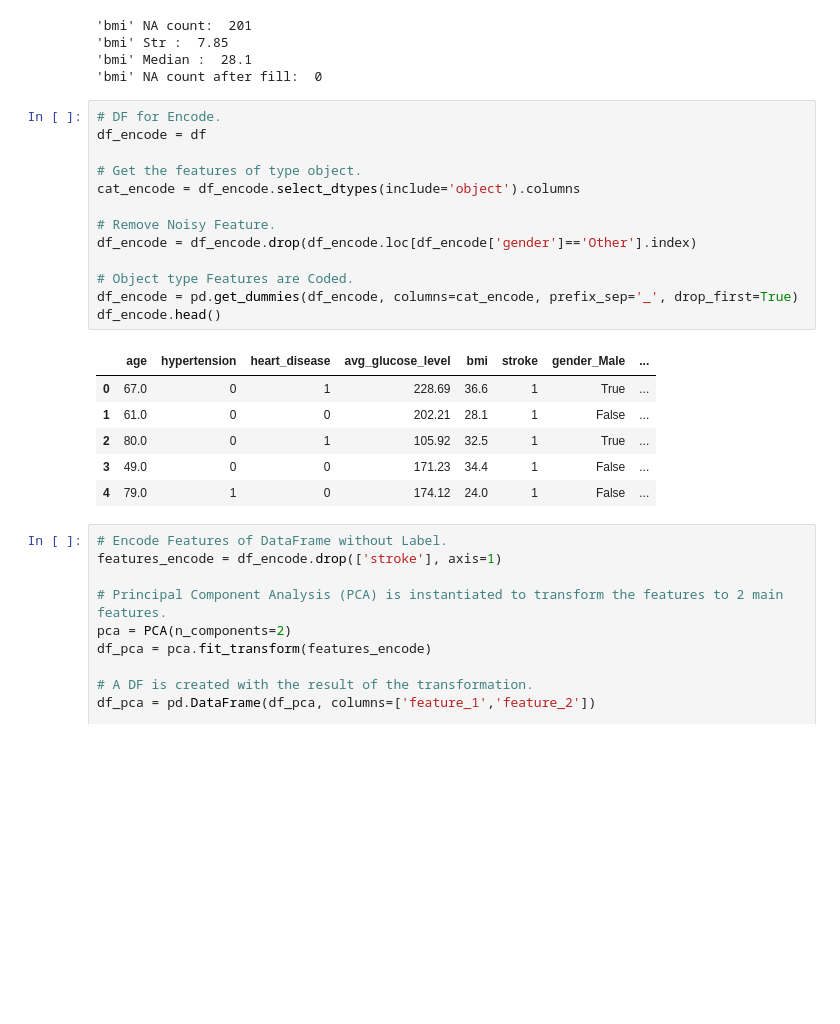
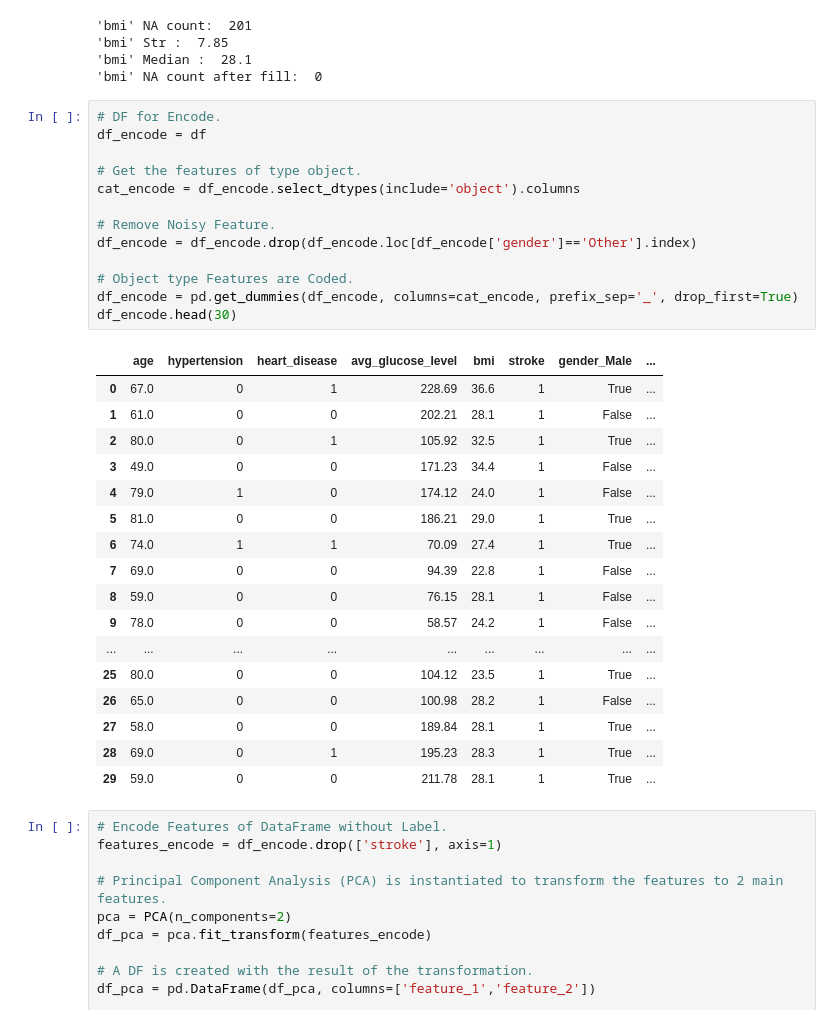
Before and after one commit to kchristian03/alp_ml_2023, a Jupyter notebook: eda-test-1.0.0.ipynb, the cells around one changed output. Drawn from its saved outputs; the diff is of its cells as text; blank space fills up the shorter version.

```diff
--- a/eda-test-1.0.0.ipynb
+++ b/eda-test-1.0.0.ipynb
@@ -263,23 +279,34 @@ print("'bmi' NA count after fill: ", df['bmi'].isna().sum())
 # %%
 # DF for Encode.
 df_encode = df
 
 # Get the features of type object.
 cat_encode = df_encode.select_dtypes(include='object').columns
 
 # Remove Noisy Feature.
 df_encode = df_encode.drop(df_encode.loc[df_encode['gender']=='Other'].index)
 
 # Object type Features are Coded.
 df_encode = pd.get_dummies(df_encode, columns=cat_encode, prefix_sep='_', drop_first=True)
-df_encode.head()
+df_encode.head(30)
 # %% [output]
 |  | age | hypertension | heart_disease | avg_glucose_level | bmi | stroke | gender_Male | ... |
 | 0 | 67.0 | 0 | 1 | 228.69 | 36.6 | 1 | True | ... |
 | 1 | 61.0 | 0 | 0 | 202.21 | 28.1 | 1 | False | ... |
 | 2 | 80.0 | 0 | 1 | 105.92 | 32.5 | 1 | True | ... |
 | 3 | 49.0 | 0 | 0 | 171.23 | 34.4 | 1 | False | ... |
 | 4 | 79.0 | 1 | 0 | 174.12 | 24.0 | 1 | False | ... |
+| 5 | 81.0 | 0 | 0 | 186.21 | 29.0 | 1 | True | ... |
+| 6 | 74.0 | 1 | 1 | 70.09 | 27.4 | 1 | True | ... |
+| 7 | 69.0 | 0 | 0 | 94.39 | 22.8 | 1 | False | ... |
+| 8 | 59.0 | 0 | 0 | 76.15 | 28.1 | 1 | False | ... |
+| 9 | 78.0 | 0 | 0 | 58.57 | 24.2 | 1 | False | ... |
+| ... | ... | ... | ... | ... | ... | ... | ... | ... |
+| 25 | 80.0 | 0 | 0 | 104.12 | 23.5 | 1 | True | ... |
+| 26 | 65.0 | 0 | 0 | 100.98 | 28.2 | 1 | False | ... |
+| 27 | 58.0 | 0 | 0 | 189.84 | 28.1 | 1 | True | ... |
+| 28 | 69.0 | 0 | 1 | 195.23 | 28.3 | 1 | True | ... |
+| 29 | 59.0 | 0 | 0 | 211.78 | 28.1 | 1 | True | ... |
 # %%
 # Encode Features of DataFrame without Label.
 features_encode = df_encode.drop(['stroke'], axis=1)
```
Also changed, not shown: parts of 25 cells of this notebook, 11 other files.
